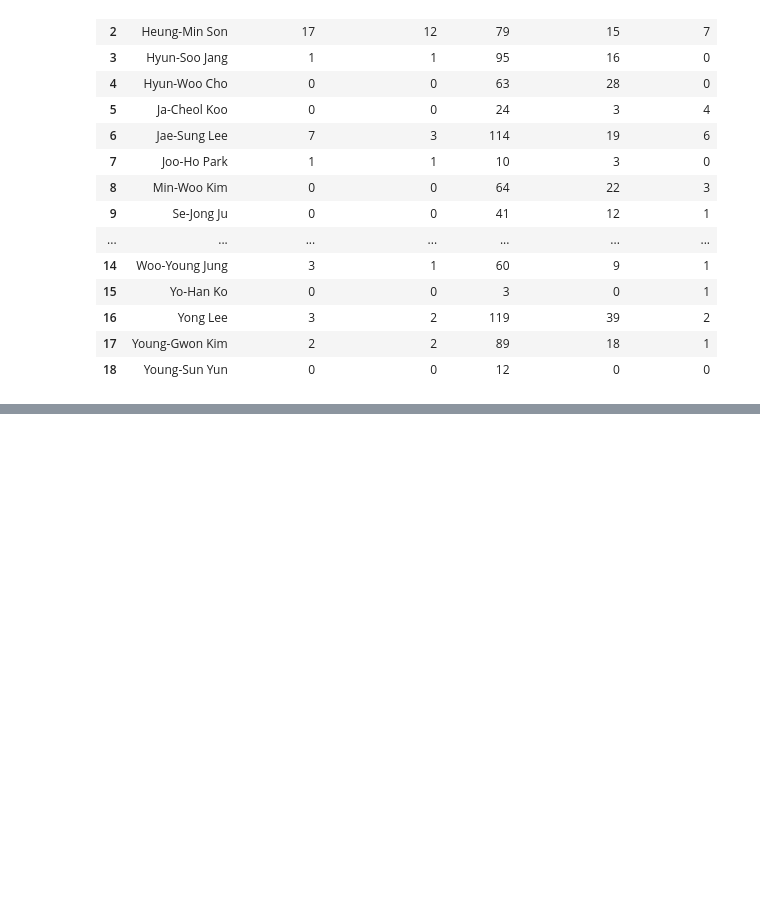
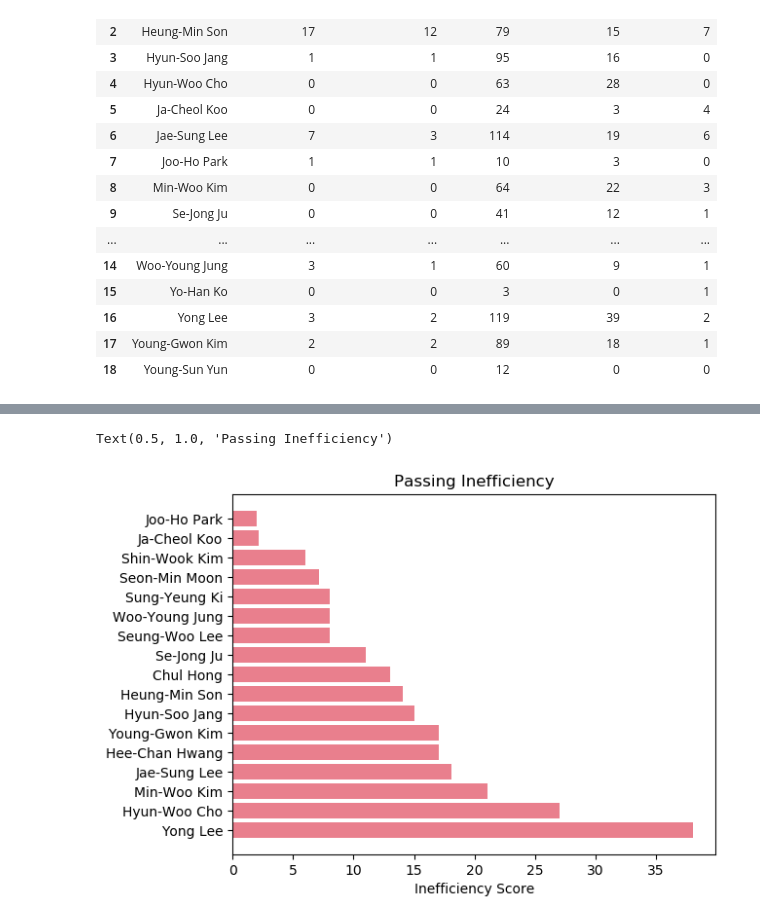
Before and after one commit to dietofworms/football-science, a Jupyter notebook: code/notebooks/south_korean_efficiency.ipynb, the cells around one changed output, grey strips where cells are left out. Drawn from its saved outputs; the diff is of its cells as text; code cells hidden in the pictures; blank space fills up the shorter version.

Commit message:
added passing inefficiency formula to south korean notebook

```diff
--- a/code/notebooks/south_korean_efficiency.ipynb
+++ b/code/notebooks/south_korean_efficiency.ipynb
@@ -199,0 +168,28 @@ list(summary_data['player_name'])
+# %%
+# create the weighted score data.frame
+score = {
+    'id' : sorted_dispossessions_i['player_name'],
+    'score' : sorted_dispossessions_i['incomplete_pass']
+            + sorted_dispossessions_i['dispossessed']
+            / sorted_dispossessions_i['total_pass']-1
+}
+
+# assign and sort
+calculated_scores=pd.DataFrame(score,columns=['id','score'])
+calculated_scores=calculated_scores.sort_values(by='score',ascending=0)
+
+# remove players with < 0 score
+calculated_scores.drop(calculated_scores[calculated_scores.score <= 0].index, inplace=True)
+
+# plot
+objects=(list(calculated_scores['id']))
+y_pos=np.arange(len(objects))
+metric=np.array(calculated_scores['score'])
+
+plt.barh(y_pos,metric,align='center',alpha=0.5,color='#D4011D')
+plt.yticks(y_pos,objects)
+plt.xlabel('Inefficiency Score')
+plt.title('Passing Inefficiency')
+# %% [output]
+Text(0.5, 1.0, 'Passing Inefficiency')
+[figure, added]
```
Also changed, not shown: parts of 7 cells of this notebook.
